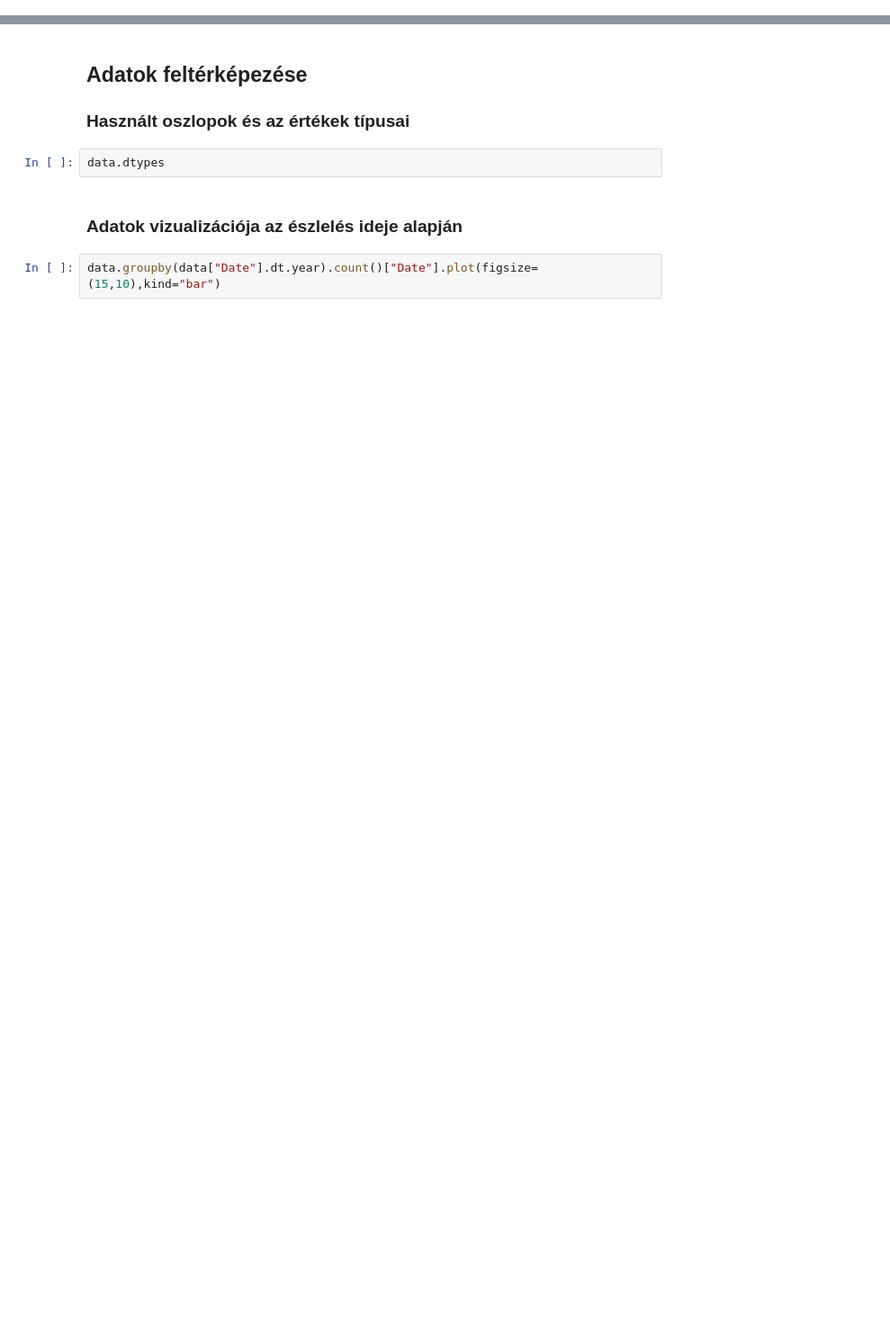
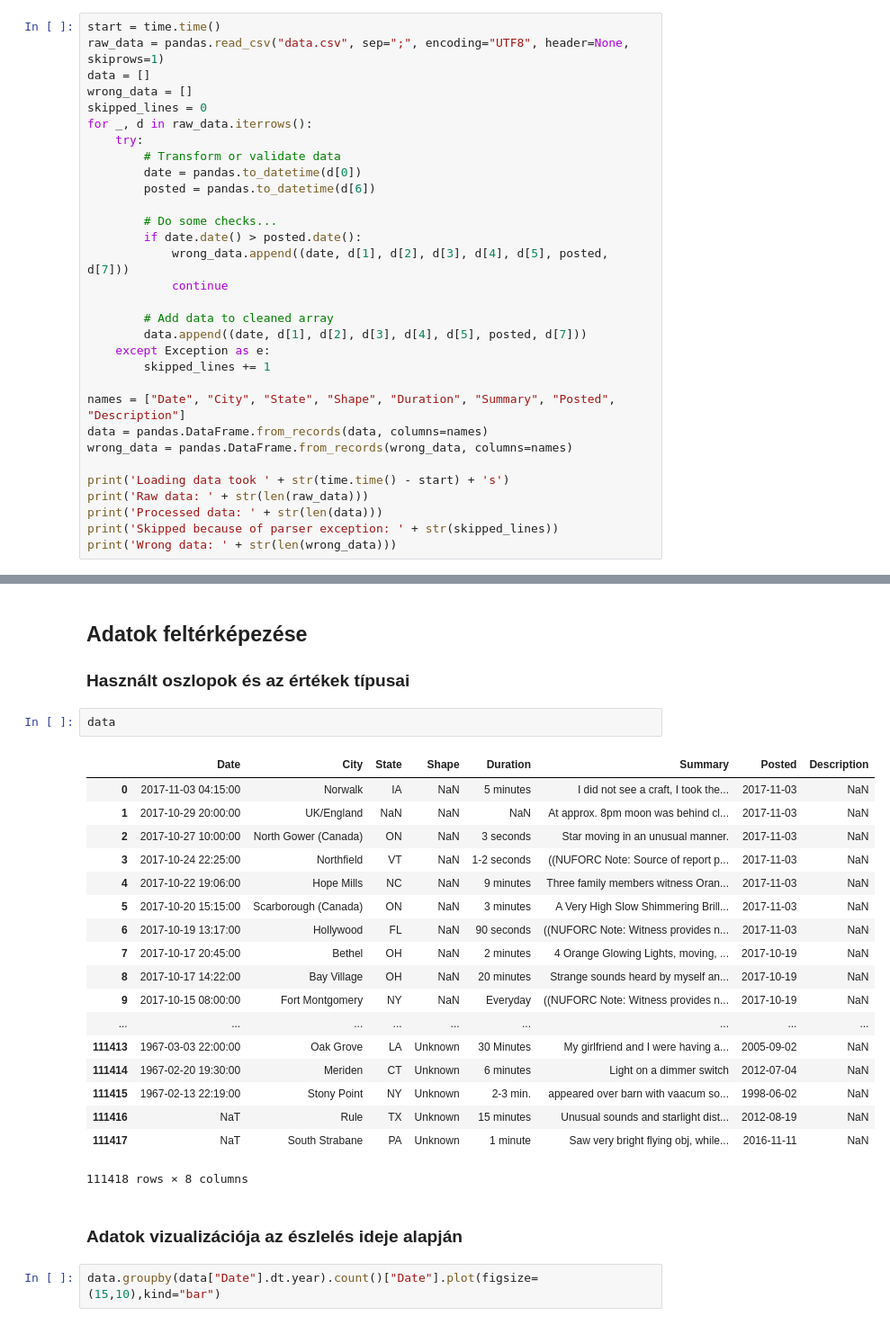
Before and after one commit to brabulla/Big-Data-UFO1-homework, a Jupyter notebook: UFO1 data analysis.ipynb, the cells around one changed output, grey strips where cells are left out. Shown at 90% size. Drawn from its saved outputs; the diff is of its cells as text; blank space fills up the shorter version.

Commit message:
Data parsing cleanup

```diff
--- a/UFO1 data analysis.ipynb
+++ b/UFO1 data analysis.ipynb
@@ -46,0 +23,31 @@ if data is None:
+# %%
+start = time.time()
+raw_data = pandas.read_csv("data.csv", sep=";", encoding="UTF8", header=None, skiprows=1)
+data = []
+wrong_data = []
+skipped_lines = 0
+for _, d in raw_data.iterrows():
+    try:
+        # Transform or validate data
+        date = pandas.to_datetime(d[0])
+        posted = pandas.to_datetime(d[6])
+
+        # Do some checks...
+        if date.date() > posted.date():
+            wrong_data.append((date, d[1], d[2], d[3], d[4], d[5], posted, d[7]))
+            continue
+
+        # Add data to cleaned array
+        data.append((date, d[1], d[2], d[3], d[4], d[5], posted, d[7]))
+    except Exception as e:
+        skipped_lines += 1
+
+names = ["Date", "City", "State", "Shape", "Duration", "Summary", "Posted", "Description"]
+data = pandas.DataFrame.from_records(data, columns=names)
+wrong_data = pandas.DataFrame.from_records(wrong_data, columns=names)
+
+print('Loading data took ' + str(time.time() - start) + 's')
+print('Raw data: ' + str(len(raw_data)))
+print('Processed data: ' + str(len(data)))
+print('Skipped because of parser exception: ' + str(skipped_lines))
+print('Wrong data: ' + str(len(wrong_data)))
@@ -49,7 +62,26 @@ if data is None:
 
 ### Használt oszlopok és az értékek típusai
 # %%
-data.dtypes
+data
+# %% [output]
+|  | Date | City | State | Shape | Duration | Summary | Posted | Description |
+| 0 | 2017-11-03 04:15:00 | Norwalk | IA | NaN | 5 minutes | I did not see a craft, I took the... | 2017-11-03 | NaN |
+| 1 | 2017-10-29 20:00:00 | UK/England | NaN | NaN | NaN | At approx. 8pm moon was behind cl... | 2017-11-03 | NaN |
+| 2 | 2017-10-27 10:00:00 | North Gower (Canada) | ON | NaN | 3 seconds | Star moving in an unusual manner. | 2017-11-03 | NaN |
+| 3 | 2017-10-24 22:25:00 | Northfield | VT | NaN | 1-2 seconds | ((NUFORC Note: Source of report p... | 2017-11-03 | NaN |
+| 4 | 2017-10-22 19:06:00 | Hope Mills | NC | NaN | 9 minutes | Three family members witness Oran... | 2017-11-03 | NaN |
+| 5 | 2017-10-20 15:15:00 | Scarborough (Canada) | ON | NaN | 3 minutes | A Very High Slow Shimmering Brill... | 2017-11-03 | NaN |
+| 6 | 2017-10-19 13:17:00 | Hollywood | FL | NaN | 90 seconds | ((NUFORC Note: Witness provides n... | 2017-11-03 | NaN |
+| 7 | 2017-10-17 20:45:00 | Bethel | OH | NaN | 2 minutes | 4 Orange Glowing Lights, moving, ... | 2017-10-19 | NaN |
+| 8 | 2017-10-17 14:22:00 | Bay Village | OH | NaN | 20 minutes | Strange sounds heard by myself an... | 2017-10-19 | NaN |
+| 9 | 2017-10-15 08:00:00 | Fort Montgomery | NY | NaN | Everyday | ((NUFORC Note: Witness provides n... | 2017-10-19 | NaN |
+| ... | ... | ... | ... | ... | ... | ... | ... | ... |
+| 111413 | 1967-03-03 22:00:00 | Oak Grove | LA | Unknown | 30 Minutes | My girlfriend and I were having a... | 2005-09-02 | NaN |
+| 111414 | 1967-02-20 19:30:00 | Meriden | CT | Unknown | 6 minutes | Light on a dimmer switch | 2012-07-04 | NaN |
+| 111415 | 1967-02-13 22:19:00 | Stony Point | NY | Unknown | 2-3 min. | appeared over barn with vaacum so... | 1998-06-02 | NaN |
+| 111416 | NaT | Rule | TX | Unknown | 15 minutes | Unusual sounds and starlight dist... | 2012-08-19 | NaN |
+| 111417 | NaT | South Strabane | PA | Unknown | 1 minute | Saw very bright flying obj, while... | 2016-11-11 | NaN |
+111418 rows × 8 columns
 # %% [markdown]
 ### Adatok vizualizációja az észlelés ideje alapján
 # %%
```
Also changed, not shown: parts of 5 cells of this notebook.
